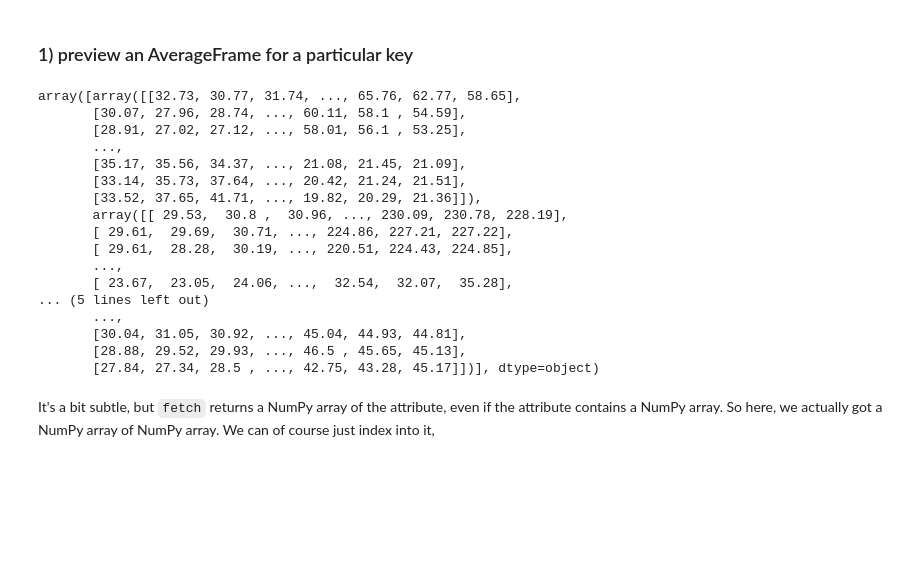
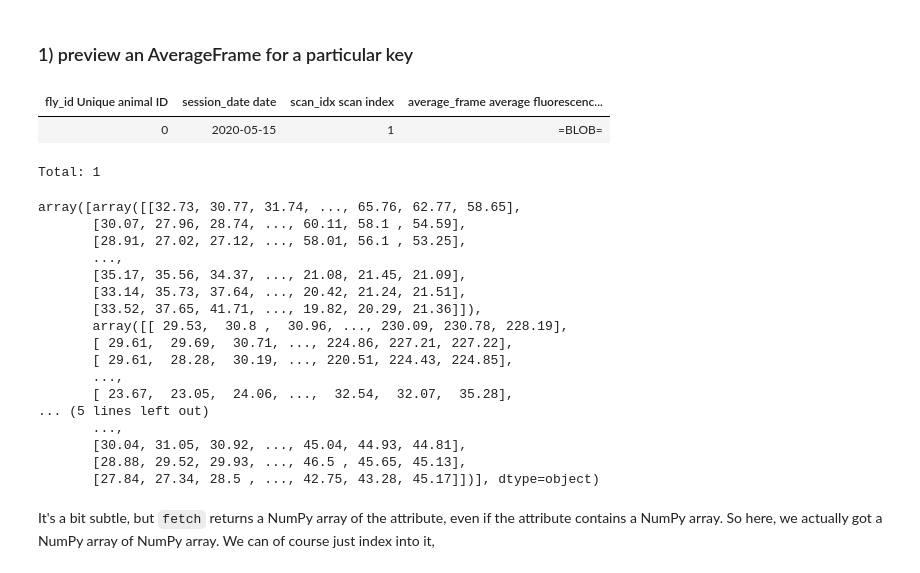
Before and after one commit to shivanibigler/PythonDataCourse, a Jupyter notebook: Homeworks/HW6/Part2_Computed_tables.ipynb, the cells around one changed output. Drawn from its saved outputs; the diff is of its cells as text; code cells hidden in the pictures; blank space fills up the shorter version.

```diff
--- a/Homeworks/HW6/Part2_Computed_tables.ipynb
+++ b/Homeworks/HW6/Part2_Computed_tables.ipynb
@@ -100,25 +98,34 @@ print(key)
+# %%
+AverageFrame & key
+# %% [output]
+| fly_id Unique animal ID | session_date date | scan_idx scan index | average_frame average fluorescenc... |
+| 0 | 2020-05-15 | 1 | =BLOB= |
+Total: 1
 # %%
 avg_image = AverageFrame.fetch('average_frame')
-# %%
-avg_image
-# %% [output]
-array([array([[32.73, 30.77, 31.74, ..., 65.76, 62.77, 58.65],
-       [30.07, 27.96, 28.74, ..., 60.11, 58.1 , 54.59],
-       [28.91, 27.02, 27.12, ..., 58.01, 56.1 , 53.25],
-       ...,
-       [35.17, 35.56, 34.37, ..., 21.08, 21.45, 21.09],
-       [33.14, 35.73, 37.64, ..., 20.42, 21.24, 21.51],
-       [33.52, 37.65, 41.71, ..., 19.82, 20.29, 21.36]]),
-       array([[ 29.53,  30.8 ,  30.96, ..., 230.09, 230.78, 228.19],
-       [ 29.61,  29.69,  30.71, ..., 224.86, 227.21, 227.22],
-       [ 29.61,  28.28,  30.19, ..., 220.51, 224.43, 224.85],
-       ...,
-       [ 23.67,  23.05,  24.06, ...,  32.54,  32.07,  35.28],
-... (5 lines left out)
-       ...,
-       [30.04, 31.05, 30.92, ..., 45.04, 44.93, 44.81],
-       [28.88, 29.52, 29.93, ..., 46.5 , 45.65, 45.13],
-       [27.84, 27.34, 28.5 , ..., 42.75, 43.28, 45.17]])], dtype=object)
+# %%
+avg_image
+# array of arrays
+# all the average frames
+# each element will have hte average frame of the specific scan
+# %% [output]
+array([array([[32.73, 30.77, 31.74, ..., 65.76, 62.77, 58.65],
+       [30.07, 27.96, 28.74, ..., 60.11, 58.1 , 54.59],
+       [28.91, 27.02, 27.12, ..., 58.01, 56.1 , 53.25],
+       ...,
+       [35.17, 35.56, 34.37, ..., 21.08, 21.45, 21.09],
+       [33.14, 35.73, 37.64, ..., 20.42, 21.24, 21.51],
+       [33.52, 37.65, 41.71, ..., 19.82, 20.29, 21.36]]),
+       array([[ 29.53,  30.8 ,  30.96, ..., 230.09, 230.78, 228.19],
+       [ 29.61,  29.69,  30.71, ..., 224.86, 227.21, 227.22],
+       [ 29.61,  28.28,  30.19, ..., 220.51, 224.43, 224.85],
+       ...,
+       [ 23.67,  23.05,  24.06, ...,  32.54,  32.07,  35.28],
+... (5 lines left out)
+       ...,
+       [30.04, 31.05, 30.92, ..., 45.04, 44.93, 44.81],
+       [28.88, 29.52, 29.93, ..., 46.5 , 45.65, 45.13],
+       [27.84, 27.34, 28.5 , ..., 42.75, 43.28, 45.17]])], dtype=object)
 # %% [markdown]
 It's a bit subtle, but `fetch` returns a NumPy array of the attribute, even if the attribute contains a NumPy array. So here, we actually got a NumPy array of NumPy array. We can of course just index into it,
 # %%
```
Also changed, not shown: parts of 5 cells of this notebook, 3 other files.
